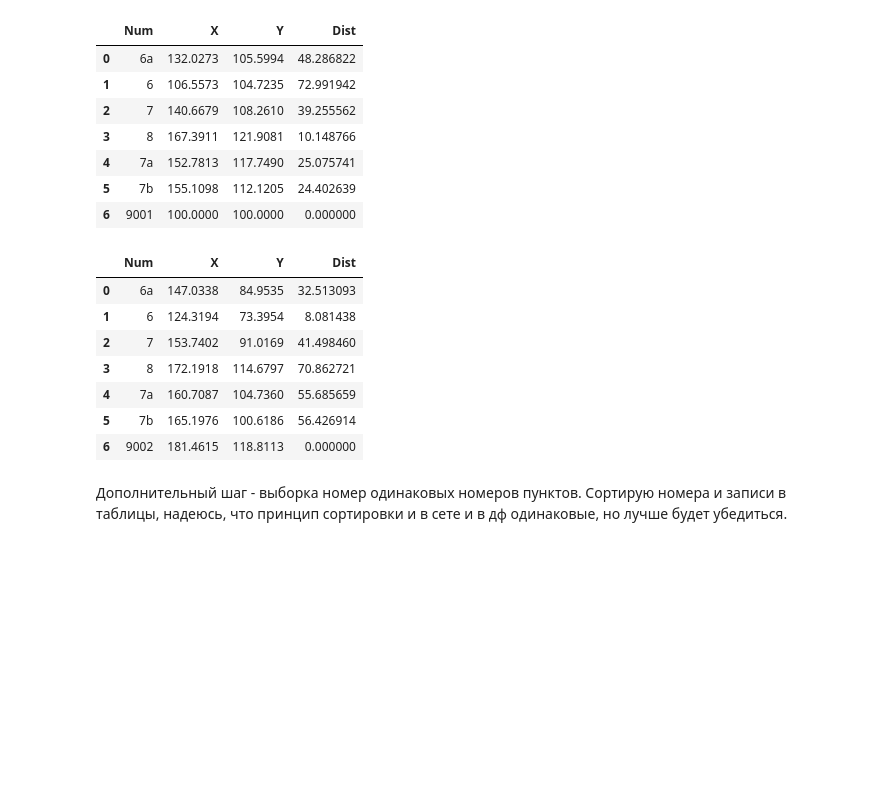
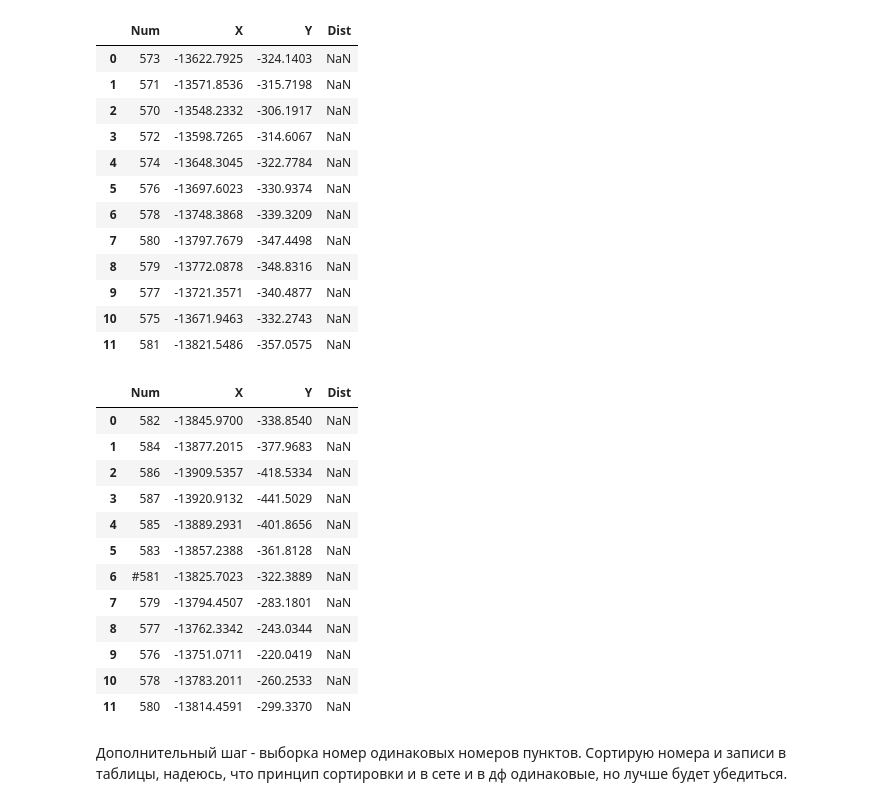
Before and after one commit to mexgil/bispor, a Jupyter notebook: Clean_shapely.ipynb, the cells around one changed output. Drawn from its saved outputs; the diff is of its cells as text; code cells hidden in the pictures; blank space fills up the shorter version.

```diff
--- a/Clean_shapely.ipynb
+++ b/Clean_shapely.ipynb
@@ -1,29 +1,39 @@
 # %%
 import pandas as pd
 
-df01 = pd.read_csv(r'data/990001.csv',sep=';', names=['Num','X','Y','Dist'])
+df01 = pd.read_csv(r'data/chain/99.csv',sep=';', names=['Num','X','Y','Dist'],dtype={'Num':'str'})
 df01
 # %% [output]
 |  | Num | X | Y | Dist |
-| 0 | 6a | 132.0273 | 105.5994 | 48.286822 |
-| 1 | 6 | 106.5573 | 104.7235 | 72.991942 |
-| 2 | 7 | 140.6679 | 108.2610 | 39.255562 |
-| 3 | 8 | 167.3911 | 121.9081 | 10.148766 |
-| 4 | 7a | 152.7813 | 117.7490 | 25.075741 |
-| 5 | 7b | 155.1098 | 112.1205 | 24.402639 |
-| 6 | 9001 | 100.0000 | 100.0000 | 0.000000 |
+| 0 | 573 | -13622.7925 | -324.1403 | NaN |
+| 1 | 571 | -13571.8536 | -315.7198 | NaN |
+| 2 | 570 | -13548.2332 | -306.1917 | NaN |
+| 3 | 572 | -13598.7265 | -314.6067 | NaN |
+| 4 | 574 | -13648.3045 | -322.7784 | NaN |
+| 5 | 576 | -13697.6023 | -330.9374 | NaN |
+| 6 | 578 | -13748.3868 | -339.3209 | NaN |
+| 7 | 580 | -13797.7679 | -347.4498 | NaN |
+| 8 | 579 | -13772.0878 | -348.8316 | NaN |
+| 9 | 577 | -13721.3571 | -340.4877 | NaN |
+| 10 | 575 | -13671.9463 | -332.2743 | NaN |
+| 11 | 581 | -13821.5486 | -357.0575 | NaN |
 # %%
-df02 = pd.read_csv(r'data/990002.csv',sep=';', names=['Num','X','Y','Dist'])
+df02 = pd.read_csv(r'data/chain/999.csv',sep=';', names=['Num','X','Y','Dist'],dtype={'Num':'str'})
 df02
 # %% [output]
 |  | Num | X | Y | Dist |
-| 0 | 6a | 147.0338 | 84.9535 | 32.513093 |
-| 1 | 6 | 124.3194 | 73.3954 | 8.081438 |
-| 2 | 7 | 153.7402 | 91.0169 | 41.498460 |
-| 3 | 8 | 172.1918 | 114.6797 | 70.862721 |
-| 4 | 7a | 160.7087 | 104.7360 | 55.685659 |
-| 5 | 7b | 165.1976 | 100.6186 | 56.426914 |
-| 6 | 9002 | 181.4615 | 118.8113 | 0.000000 |
+| 0 | 582 | -13845.9700 | -338.8540 | NaN |
+| 1 | 584 | -13877.2015 | -377.9683 | NaN |
+| 2 | 586 | -13909.5357 | -418.5334 | NaN |
+| 3 | 587 | -13920.9132 | -441.5029 | NaN |
+| 4 | 585 | -13889.2931 | -401.8656 | NaN |
+| 5 | 583 | -13857.2388 | -361.8128 | NaN |
+| 6 | #581 | -13825.7023 | -322.3889 | NaN |
+| 7 | 579 | -13794.4507 | -283.1801 | NaN |
+| 8 | 577 | -13762.3342 | -243.0344 | NaN |
+| 9 | 576 | -13751.0711 | -220.0419 | NaN |
+| 10 | 578 | -13783.2011 | -260.2533 | NaN |
+| 11 | 580 | -13814.4591 | -299.3370 | NaN |
 # %% [markdown]
 Дополнительный шаг - выборка номер одинаковых номеров пунктов.
 Сортирую номера и записи в таблицы, надеюсь, что принцип сортировки и в сете и в дф одинаковые, но лучше будет убедиться.
```
Also changed, not shown: parts of 24 cells of this notebook, 25 other files.
